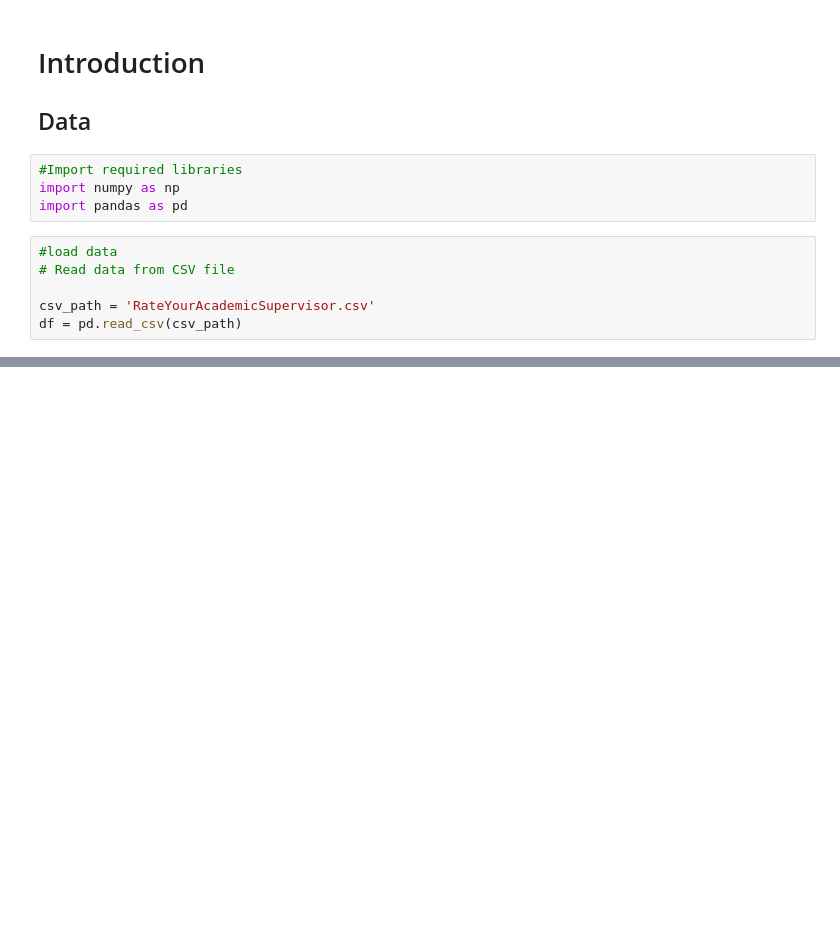
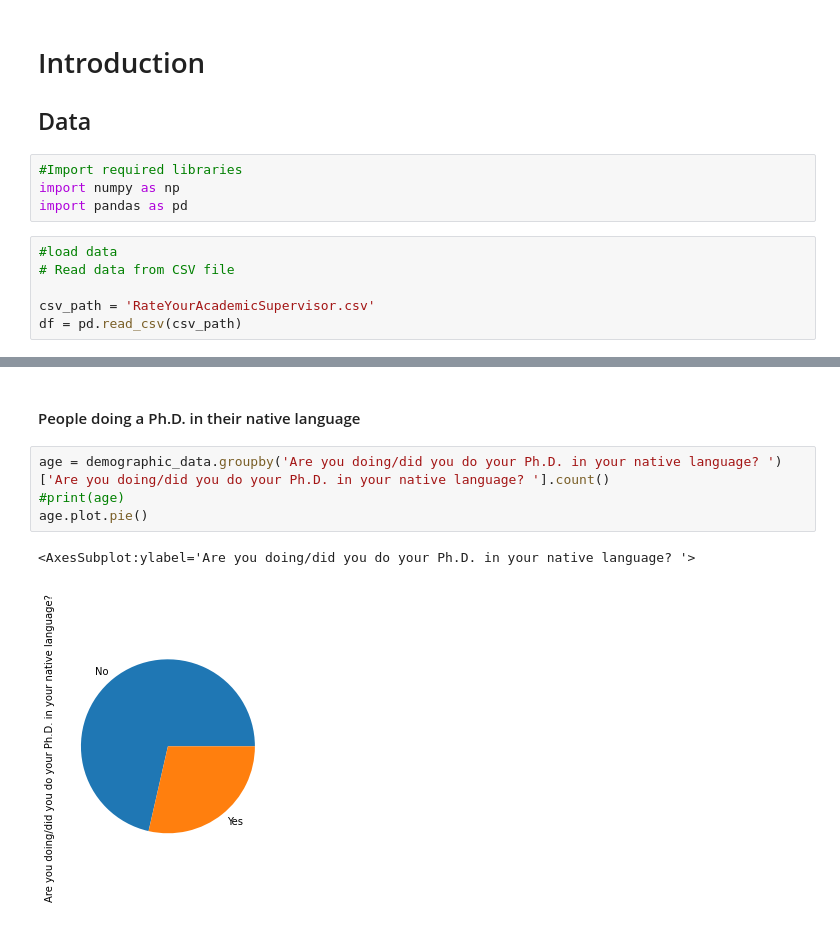
Before and after one commit to lizyazpin/pilot_data_analysis, a Jupyter notebook: Pilot_Interview_Analysis_Python3.ipynb, the cells around one changed output, grey strips where cells are left out. Cells and saved outputs as stored; diff of their text form; blank space fills up the shorter version.

```diff
--- a/Pilot_Interview_Analysis_Python3.ipynb
+++ b/Pilot_Interview_Analysis_Python3.ipynb
@@ -47,0 +86,9 @@ array([['2021/02/14 2:16:29 pm CET',
+# %% [markdown]
+#### People doing a Ph.D. in their native language
+# %%
+age = demographic_data.groupby('Are you doing/did you do your Ph.D. in your native language? ')['Are you doing/did you do your Ph.D. in your native language? '].count()
+#print(age)
+age.plot.pie()
+# %% [output]
+<AxesSubplot:ylabel='Are you doing/did you do your Ph.D. in your native language? '>
+[figure, added]
```
Also changed, not shown: parts of 55 cells of this notebook.
